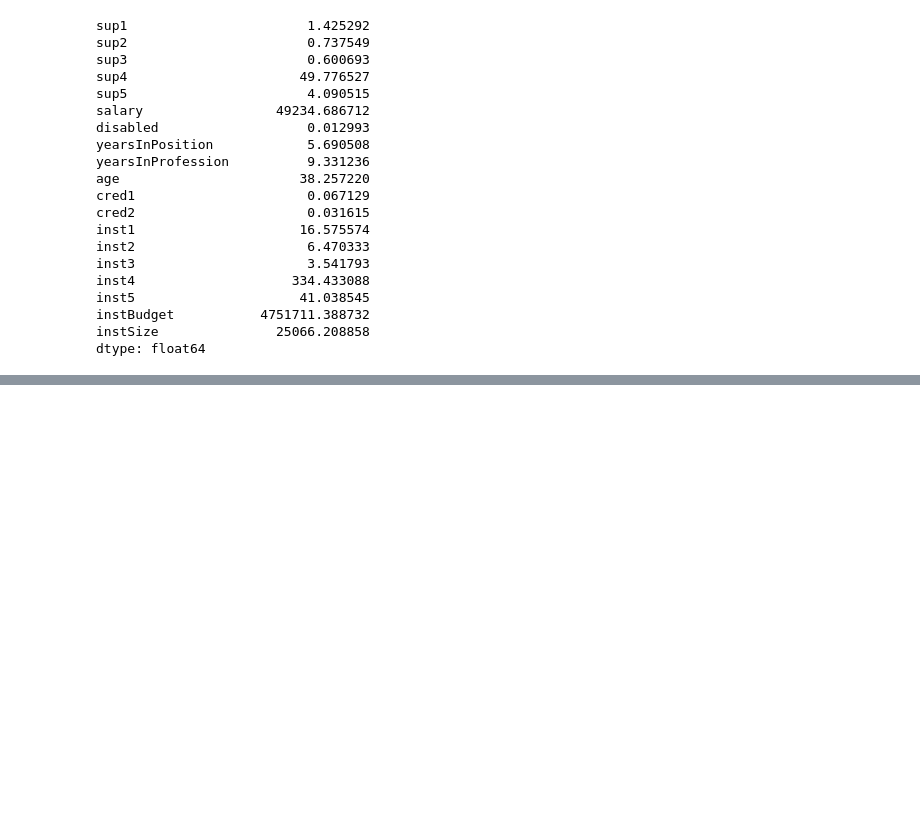
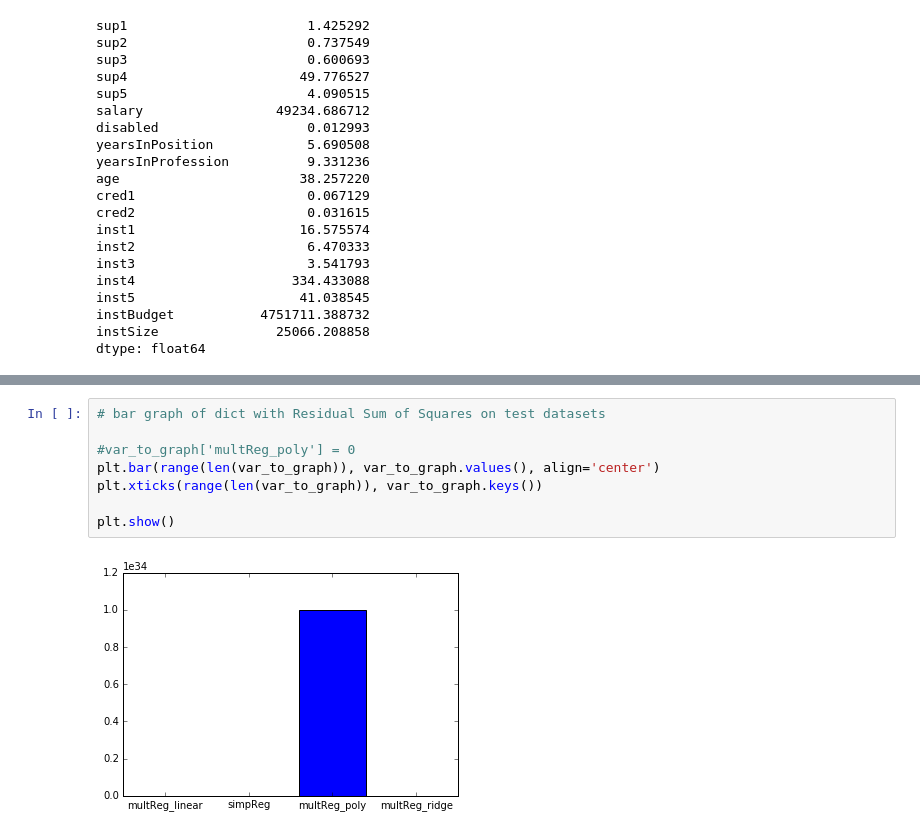
Before and after one commit to jcontour/machineLearning, a Jupyter notebook: proj2.ipynb, the cells around one changed output, grey strips where cells are left out. Drawn from its saved outputs; the diff is of its cells as text; blank space fills up the shorter version.

```diff
--- a/proj2.ipynb
+++ b/proj2.ipynb
@@ -189,0 +263,10 @@ plt.show()
+# %%
+# bar graph of dict with Residual Sum of Squares on test datasets
+
+#var_to_graph['multReg_poly'] = 0
+plt.bar(range(len(var_to_graph)), var_to_graph.values(), align='center')
+plt.xticks(range(len(var_to_graph)), var_to_graph.keys())
+
+plt.show()
+# %% [output]
+[figure, added]
```
Also changed, not shown: parts of 22 cells of this notebook.
